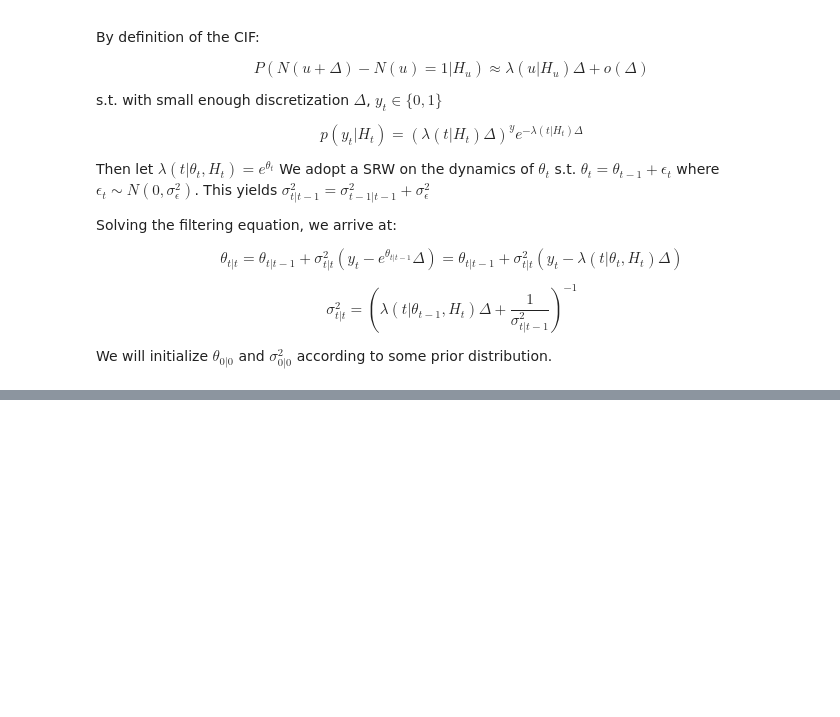
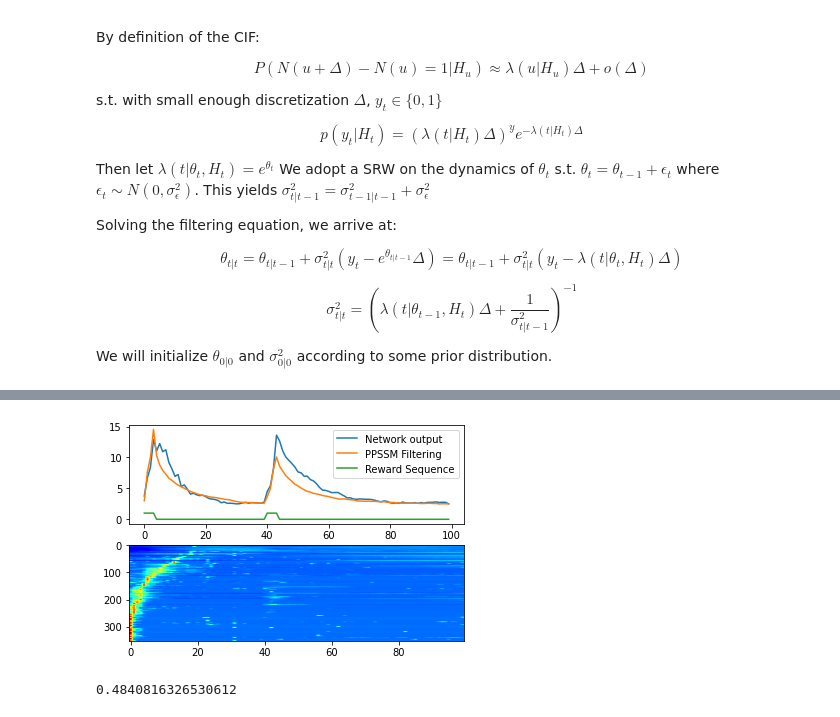
Before and after one commit to sternj98/rnn_foraging, a Jupyter notebook: Filtering RNN.ipynb, the cells around one changed output, grey strips where cells are left out. Saved outputs shown, nothing was run; the diff lists cells and outputs as text; code cells hidden in the pictures; blank space fills up the shorter version.

```diff
--- a/Filtering RNN.ipynb
+++ b/Filtering RNN.ipynb
@@ -605,0 +760,17 @@ g
+# %%
+trial = 80
+t_len = len(output_dict['readout_output'][trial,:,-1])
+n_neurons = output_dict['core_output'][trial].shape[0]
+fig,ax = plt.subplots(2,1)
+ax[0].plot(np.exp(output_dict['readout_output'][trial,:,-1].detach().numpy()),label = "Network output")
+ax[0].plot(np.exp(opt_s[trial,:,-1]),label = "PPSSM Filtering")
+ax[0].plot(example_output[trial,:,-1],label = 'Reward Sequence')
+ax[0].legend()
+
+# ax[1].imshow(np.flipud(example_input[trial].detach().numpy().T))
+peaksort_vis_trial(output_dict['core_output'][trial],ax = ax[1],sort_end_ix = 20)
+aspect = 3.5 * t_len/n_neurons
+forceAspect(ax[1],aspect)
+# forceAspect(ax[0],aspect)
+# %% [output]
+[figure, added]
@@ -605,0 +787,4 @@ g
+# %%
+np.min(opt_s)
+# %% [output]
+0.4840816326530612
```
Also changed, not shown: parts of 38 cells of this notebook, 1 other file.
